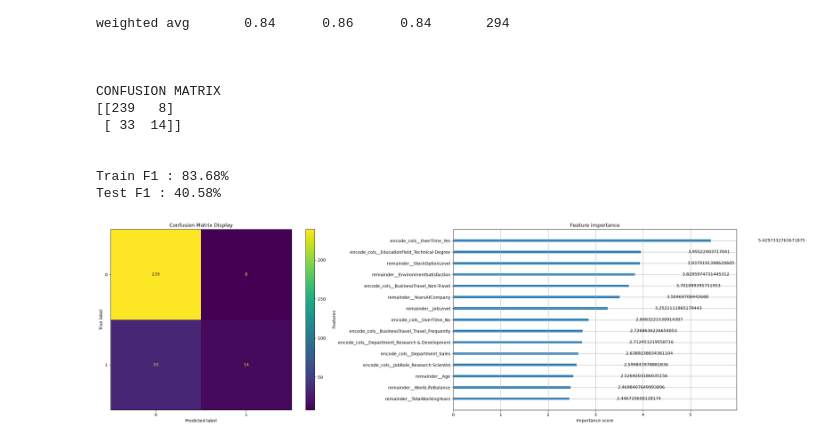
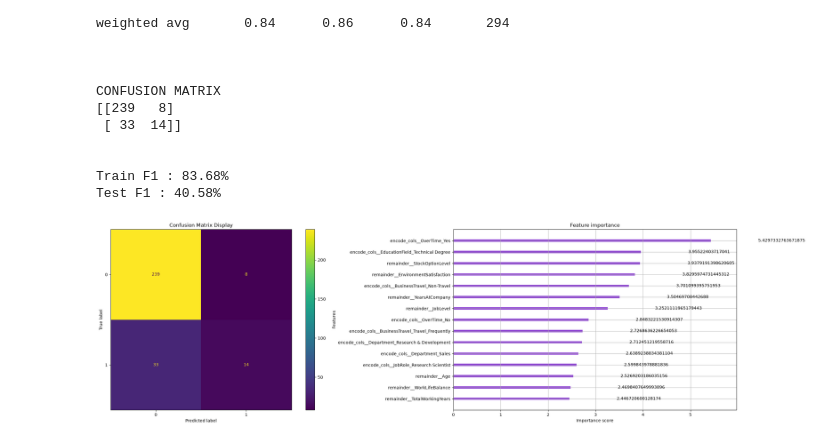
Before and after one commit to Lang-Shin/applied-ml-pipelines, a Jupyter notebook: XGBoost/Practice1/employee_attrition_prediction.ipynb, the cells around one changed output. Cells and saved outputs as stored; diff of their text form; code cells hidden in the pictures.

```diff
--- a/XGBoost/Practice1/employee_attrition_prediction.ipynb
+++ b/XGBoost/Practice1/employee_attrition_prediction.ipynb
@@ -148,27 +148,28 @@ Test F1 : 40.58%
 # %%
 # Visualizations
 import matplotlib.pyplot as plt
 from sklearn.metrics import ConfusionMatrixDisplay
 import xgboost as xgb
 
 
 fig, axes = plt.subplots(1, 2, figsize=(25, 7))
 
 # Visualize Confusion Matrix
 ConfusionMatrixDisplay.from_predictions(y_test, predictions, ax=axes[0])
 axes[0].set_title("Confusion Matrix Display")
 
 # Visualize XGBClassifier Feature Importance
 encoded_features = best_estimator.named_steps['preprocessor'].get_feature_names_out()
 model.get_booster().feature_names = list(encoded_features)
 
 xgb.plot_importance(
     model,
     ax=axes[1],
     max_num_features=15,
-    importance_type='gain'
+    importance_type='gain',
+    color="#8E42D4"
 )
 
 plt.tight_layout()
 # %% [output]
-[figure, old version]
+[figure, new version]
```
